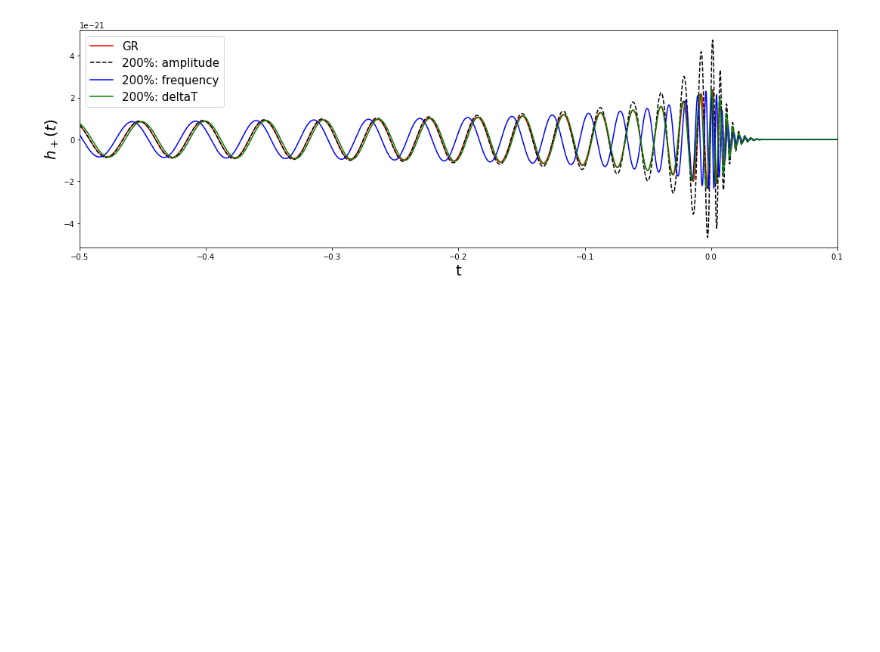
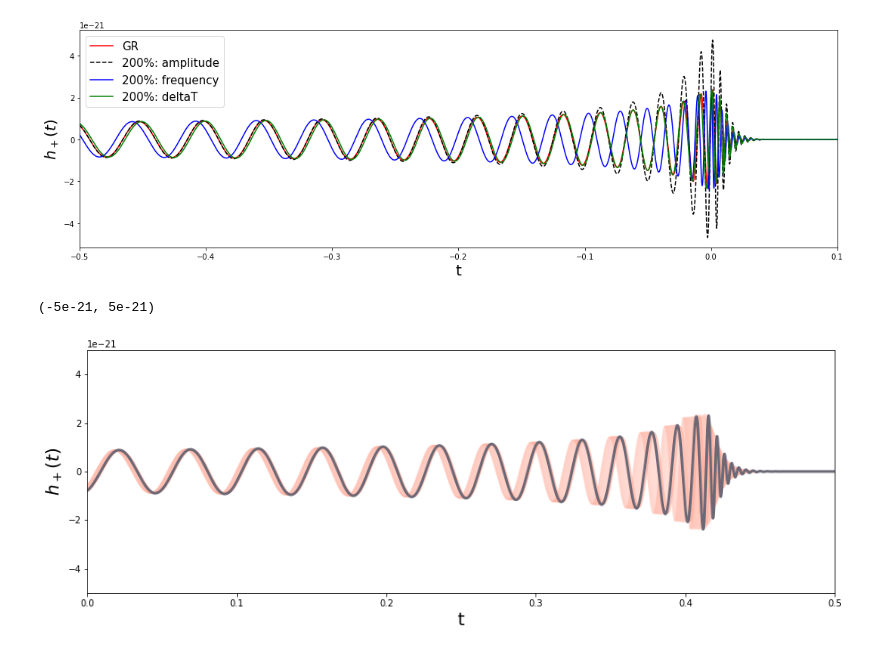
Before and after one commit to abhirup-ghosh/spinqnm, a Jupyter notebook: notebooks/eob_merger_modifications.ipynb, the cells around one changed output. Drawn from its saved outputs; the diff is of its cells as text; code cells hidden in the pictures; blank space fills up the shorter version.

```diff
--- a/notebooks/eob_merger_modifications.ipynb
+++ b/notebooks/eob_merger_modifications.ipynb
@@ -333,17 +333,17 @@ import imageio
 
 # Define binary parameters
 phi_c = 0.
-f_start22 = 20. #Frequency of the 22 mode at which the signal starts
+f_start22 = 40. #Frequency of the 22 mode at which the signal starts
 distance = 500.0e6*lal.PC_SI
 inclination = 0.
-deltaT = 1./4096.
+deltaT = 1./8192.
 
 i = 0
 
 for M in [100]:#np.linspace(80., 200., 5):
   for q in [1]:#np.linspace(0.1, 1., 5):
     for (spin1_z, spin2_z) in zip([0], [0]):#zip(np.linspace(-1, 1, 5), np.linspace(-1, 1, 5)):
-      for dnrDeltaT in np.linspace(-1., 10., 100):
+      for dnrDeltaT in np.linspace(-1., 1., 100):
 
             #print(M, q, spin1_z, spin2_z, dnra, dnromega, i)
 
@@ -359,8 +359,8 @@ for M in [100]:#np.linspace(80., 200., 5):
             h1 = hp1.data.data - 1j*hc1.data.data
             time_array1 = np.arange(0,len(h1)*deltaT,deltaT)
 
-            idx_max, = np.where(abs(h1) == max(abs(h1)))
-            time_array1 = time_array1 - time_array1[idx_max]
+            #idx_max, = np.where(abs(h1) == max(abs(h1)))
+            #time_array1 = time_array1 - time_array1[idx_max]
 
             ######## NonGR###########
             paramdict = lal.CreateDict()
@@ -373,8 +373,8 @@ for M in [100]:#np.linspace(80., 200., 5):
             h2 = hp2.data.data - 1j*hc2.data.data
             time_array2 = np.arange(0,len(h2)*deltaT,deltaT)
 
-            idx_max, = np.where(abs(h2) == max(abs(h2)))
-            time_array2 = time_array2 - time_array2[idx_max]
+            #idx_max, = np.where(abs(h2) == max(abs(h2)))
+            #time_array2 = time_array2 - time_array2[idx_max]
 
 
             # plotting
@@ -383,7 +383,7 @@ for M in [100]:#np.linspace(80., 200., 5):
             plt.plot(time_array2, hp2.data.data, color='#ffb4a2', lw=2, label="non-GR")
             plt.xlabel('t', fontsize=20)
             plt.ylabel('$h_+(t)$', fontsize=20)
-            plt.xlim([-0.1,0.05])
+            plt.xlim([0.02,0.07])
             plt.ylim([-5e-21,5e-21])
             plt.title(f"$M={M:.1f},q={q:.2f},\chi_1={spin1_z:.2f},\chi_2={spin2_z:.2f},\ndnrDeltaT={dnrDeltaT:.2f}$")
 
@@ -393,7 +393,66 @@ for M in [100]:#np.linspace(80., 200., 5):
 
             i += 1
 
-with imageio.get_writer('./dnrDeltaT/waveform_mass_spin_dev.gif', mode='I') as writer:
+with imageio.get_writer('./dnrDeltaT/waveform_mass_spin_dev_merger_closeup_8192.gif', mode='I') as writer:
     for filename in [f"./dnrDeltaT/fig_{n}.png" for n in range(i)]:
         image = imageio.imread(filename)
         writer.append_data(image)
+# %%
+import imageio
+
+# Define binary parameters
+m1 = 50.0*lal.MSUN_SI
+m2 = 50.0*lal.MSUN_SI
+phi_c = 0.
+f_start22 = 20. #Frequency of the 22 mode at which the signal starts
+distance = 500.0e6*lal.PC_SI
+inclination = 0.
+spin1_z = 0.5
+spin2_z =  0.5
+deltaT = 1./8192.
+
+
+plt.figure(figsize=(15,5))
+
+
+for dnrDeltaT in np.linspace(-1., 2., 100):
+
+            ######## NonGR###########
+            paramdict = lal.CreateDict()
+
+            #add a deviation nra=1.0
+            lalsimulation.SimInspiralWaveformParamsInsertDNRDeltaT(paramdict, dnrDeltaT)
+
+            # Generate the waveform
+            hp2, hc2 =  lalsimulation.SimInspiralChooseTDWaveform(m1, m2,  0., 0., spin1_z, 0., 0., spin2_z, distance, 0., phi_c, 0., 0., 0., deltaT, f_start22, f_start22, paramdict, lalsimulation.SEOBNRv4HM_PA)
+            h2 = hp2.data.data - 1j*hc2.data.data
+            time_array2 = np.arange(0,len(h2)*deltaT,deltaT)
+
+            #idx_max, = np.where(abs(h2) == max(abs(h2)))
+            #time_array2 = time_array2 - time_array2[idx_max]
+
+
+            # plotting
+            plt.plot(time_array2, hp2.data.data, color='#ffb4a2', lw=1, alpha=0.1)
+
+######## GR ###########
+paramdict = lal.CreateDict()
+
+# Generate the waveform
+hp1, hc1 =  lalsimulation.SimInspiralChooseTDWaveform(m1, m2,  0., 0., spin1_z, 0., 0., spin2_z, distance, 0.,
+                                                    phi_c, 0., 0., 0., deltaT, f_start22, f_start22, paramdict, lalsimulation.SEOBNRv4HM)
+h1 = hp1.data.data - 1j*hc1.data.data
+time_array1 = np.arange(0,len(h1)*deltaT,deltaT)
+
+#idx_max, = np.where(abs(h1) == max(abs(h1)))
+#time_array1 = time_array1 - time_array1[idx_max]
+plt.plot(time_array1, hp1.data.data, color='#6d6875', lw=3, label="GR")
+
+
+plt.xlabel('t', fontsize=20)
+plt.ylabel('$h_+(t)$', fontsize=20)
+plt.xlim([0.0,0.5])
+plt.ylim([-5e-21,5e-21])
+# %% [output]
+(-5e-21, 5e-21)
+[figure, added]
```
Also changed, not shown: 1 other file.
